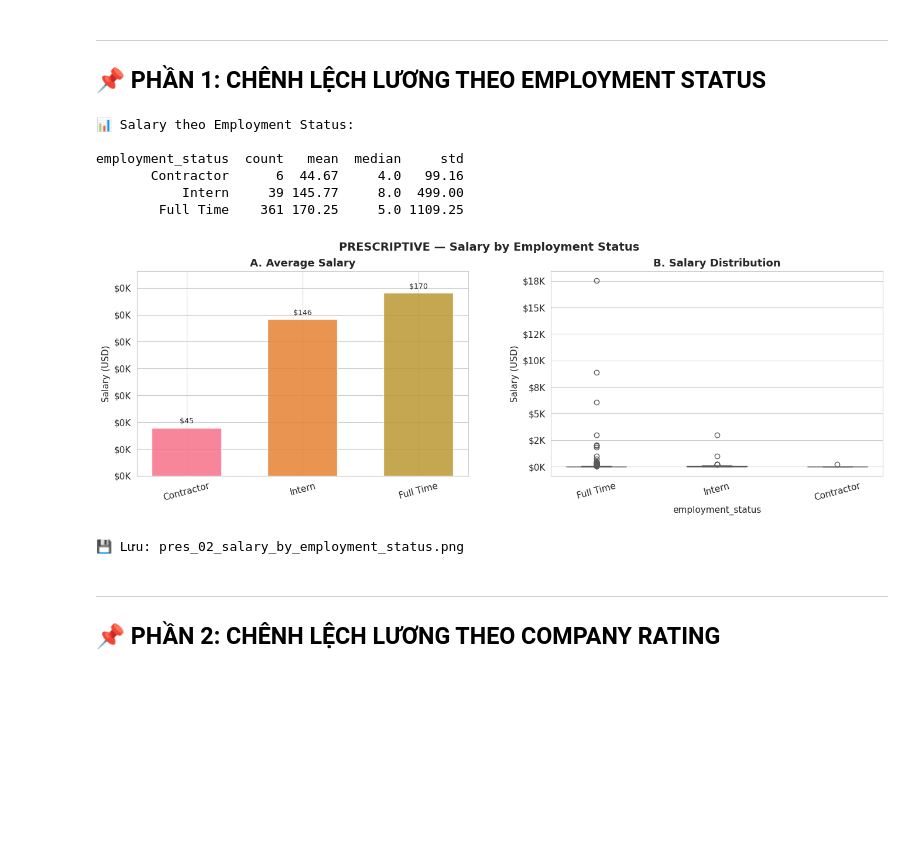
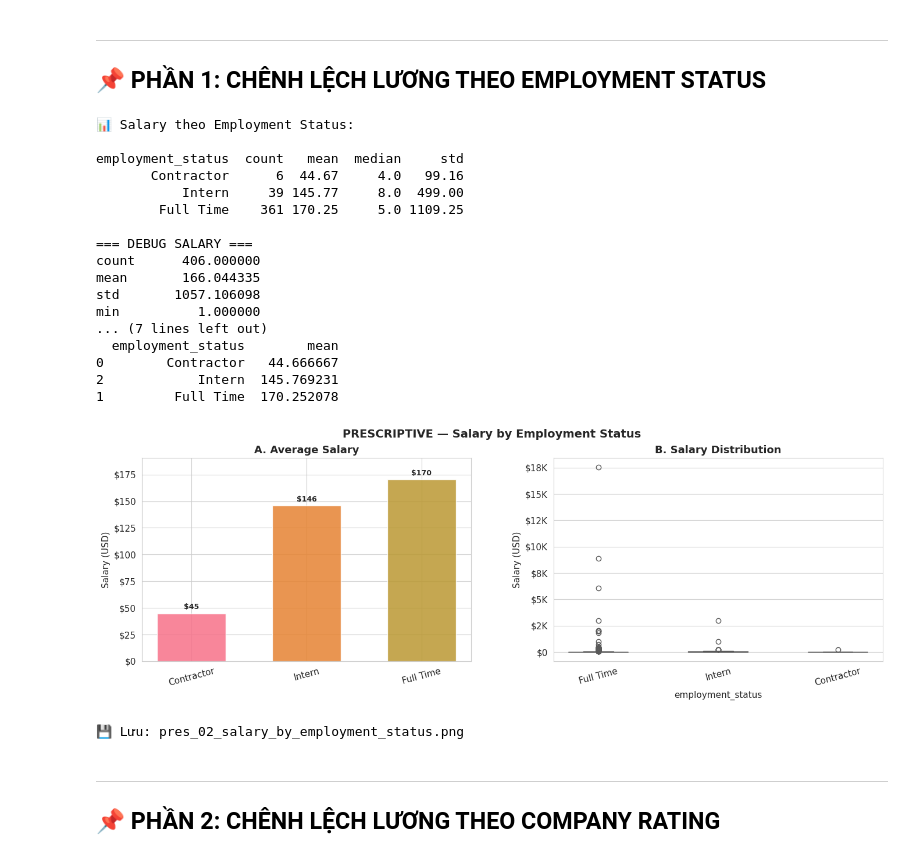
Before and after one commit to duchb1212/DA, a Jupyter notebook: 02_diagnostic.ipynb, the cells around one changed output. Saved outputs shown, nothing was run; the diff lists cells and outputs as text; code cells hidden in the pictures; blank space fills up the shorter version.

```diff
--- a/02_diagnostic.ipynb
+++ b/02_diagnostic.ipynb
@@ -319,6 +319,23 @@ if STATUS_COL in df.columns:
     )
 
     # ========================================================
+    # Salary Formatter
+    # ========================================================
+    def salary_formatter(x, pos):
+        if x >= 1_000_000:
+            return f'${x/1_000_000:.1f}M'
+        elif x >= 1_000:
+            return f'${x/1_000:.0f}K'
+        else:
+            return f'${x:,.0f}'
+
+    print("\n=== DEBUG SALARY ===")
+    print(df[SAL_COL].describe())
+
+    print("\n=== MEAN BY STATUS ===")
+    print(status_stats[[STATUS_COL, 'mean']])
+
+    # ========================================================
     # Figure
     # ========================================================
     fig, axes = plt.subplots(
@@ -347,28 +364,37 @@ if STATUS_COL in df.columns:
         width=0.6
     )
 
-
     y_max = status_stats['mean'].max()
     label_offset = y_max * 0.015
 
     for bar, val in zip(bars, status_stats['mean']):
+
+        if val >= 1_000_000:
+            label = f'${val/1_000_000:.1f}M'
+        elif val >= 1_000:
+            label = f'${val/1_000:.1f}K'
+        else:
+            label = f'${val:,.0f}'
+
         ax.text(
             bar.get_x() + bar.get_width() / 2,
             val + label_offset,
-            f'${val:,.0f}',
+            label,
             ha='center',
             va='bottom',
-            fontsize=9
+            fontsize=9,
+            fontweight='bold'
         )
-
 
     ax.set_ylim(0, y_max * 1.12)
 
     ax.set_title('A. Average Salary')
     ax.set_ylabel('Salary (USD)')
+
     ax.yaxis.set_major_formatter(
-        mticker.FuncFormatter(lambda x, _: f'${x/1000:.0f}K')
+        mticker.FuncFormatter(salary_formatter)
     )
+
     ax.tick_params(axis='x', rotation=15)
     ax.margins(x=0.05)
 
@@ -389,9 +415,11 @@ if STATUS_COL in df.columns:
     ax.set_title('B. Salary Distribution')
     ax.set_ylabel('Salary (USD)')
     ax.tick_params(axis='x', rotation=15)
+
     ax.yaxis.set_major_formatter(
-        mticker.FuncFormatter(lambda x, _: f'${x/1000:.0f}K')
+        mticker.FuncFormatter(salary_formatter)
     )
+
     ax.margins(x=0.05)
 
     # ========================================================
@@ -400,35 +428,46 @@ if STATUS_COL in df.columns:
     plt.subplots_adjust(
         left=0.07,
         right=0.98,
         top=0.88,
         bottom=0.18,
         wspace=0.25
     )
 
     # ========================================================
     # SAVE FIGURE
     # ========================================================
     plt.savefig(
         'pres_02_salary_by_employment_status.png',
         dpi=150,
         bbox_inches='tight',
-        pad_inches=0.05        # ← giảm từ 0.2 xuống 0.05
+        pad_inches=0.05
     )
 
     plt.show()
 
     print('\n💾 Lưu: pres_02_salary_by_employment_status.png')
 
 else:
     print('❌ Không tìm thấy cột employment_status')
 # %% [output]
 📊 Salary theo Employment Status:
 
 employment_status  count   mean  median     std
        Contractor      6  44.67     4.0   99.16
            Intern     39 145.77     8.0  499.00
         Full Time    361 170.25     5.0 1109.25
+
+=== DEBUG SALARY ===
+count      406.000000
+mean       166.044335
+std       1057.106098
+min          1.000000
+... (7 lines left out)
+  employment_status        mean
+0        Contractor   44.666667
+2            Intern  145.769231
+1         Full Time  170.252078
-[figure, old version]
+[figure, new version]
 💾 Lưu: pres_02_salary_by_employment_status.png
 # %% [markdown]
 ---
```
Also changed, not shown: 2 other files.
